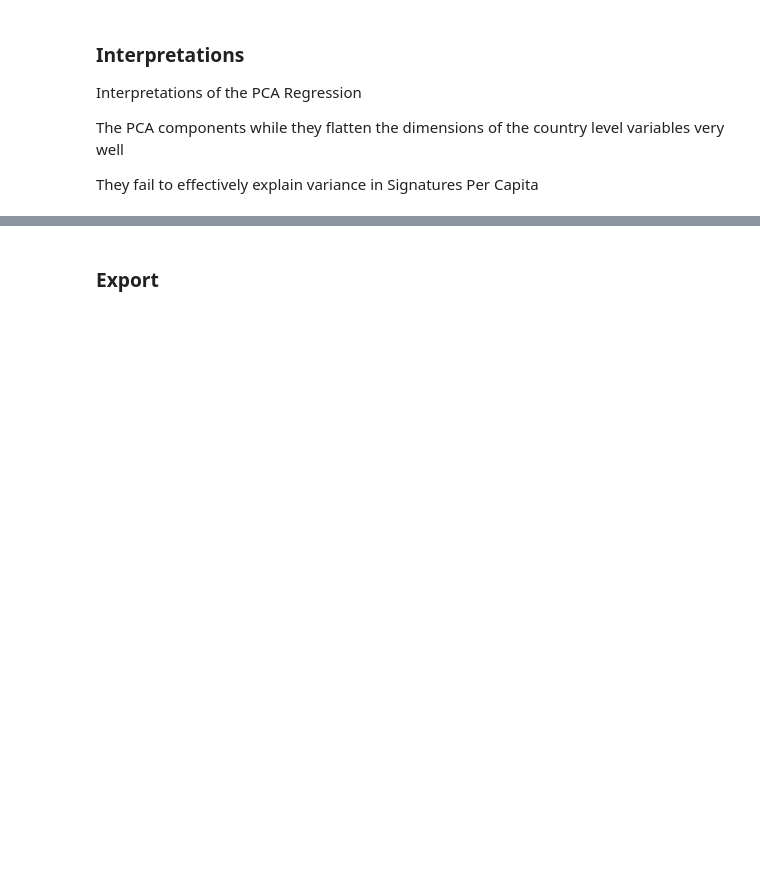
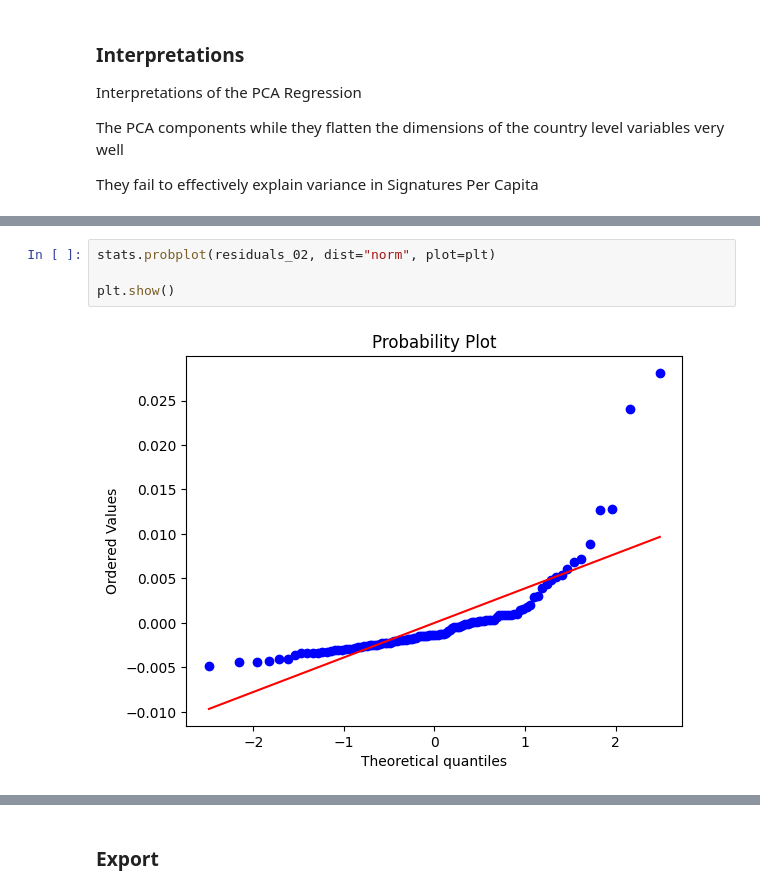
Before and after one commit to Matthew-Riddell/MSc-Dissertation, a Jupyter notebook: notebooks/07-pca.ipynb, the cells around one changed output, grey strips where cells are left out. Drawn from its saved outputs; the diff is of its cells as text; blank space fills up the shorter version.

```diff
--- a/notebooks/07-pca.ipynb
+++ b/notebooks/07-pca.ipynb
@@ -497,0 +755,6 @@ They fail to effectively explain variance in Signatures Per Capita
+# %%
+stats.probplot(residuals_02, dist="norm", plot=plt)
+
+plt.show()
+# %% [output]
+[figure, added]
```
Also changed, not shown: parts of 69 cells of this notebook, 13 other files.
